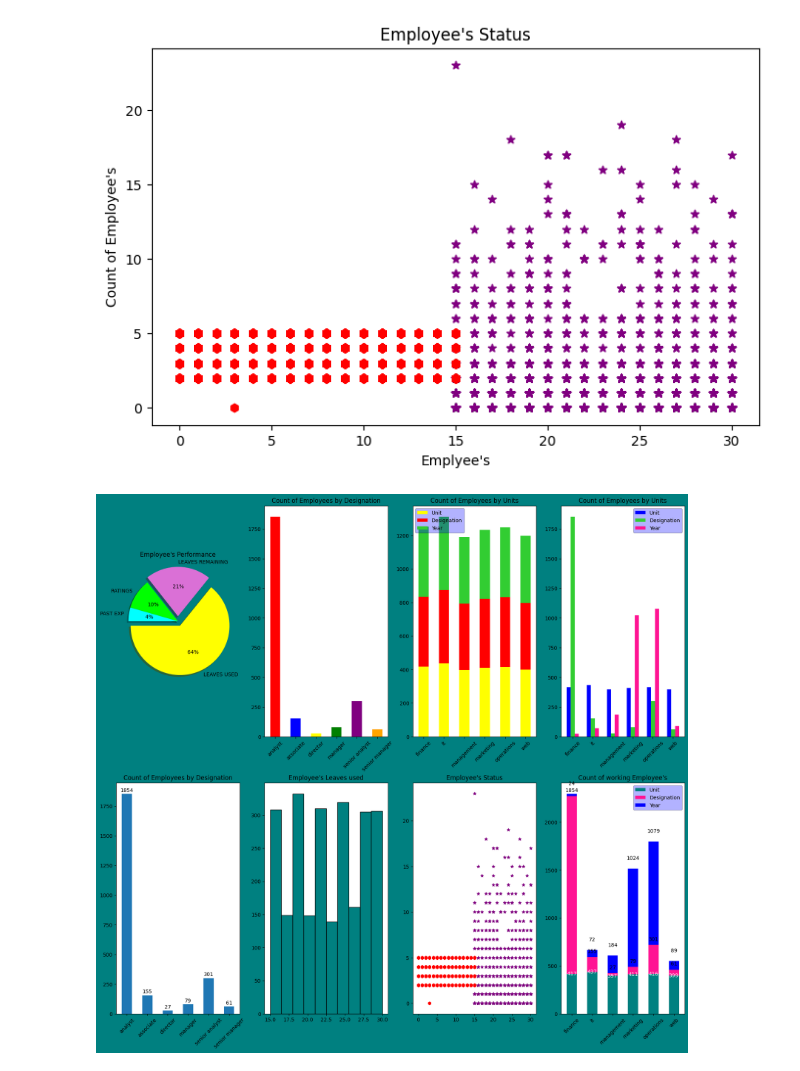
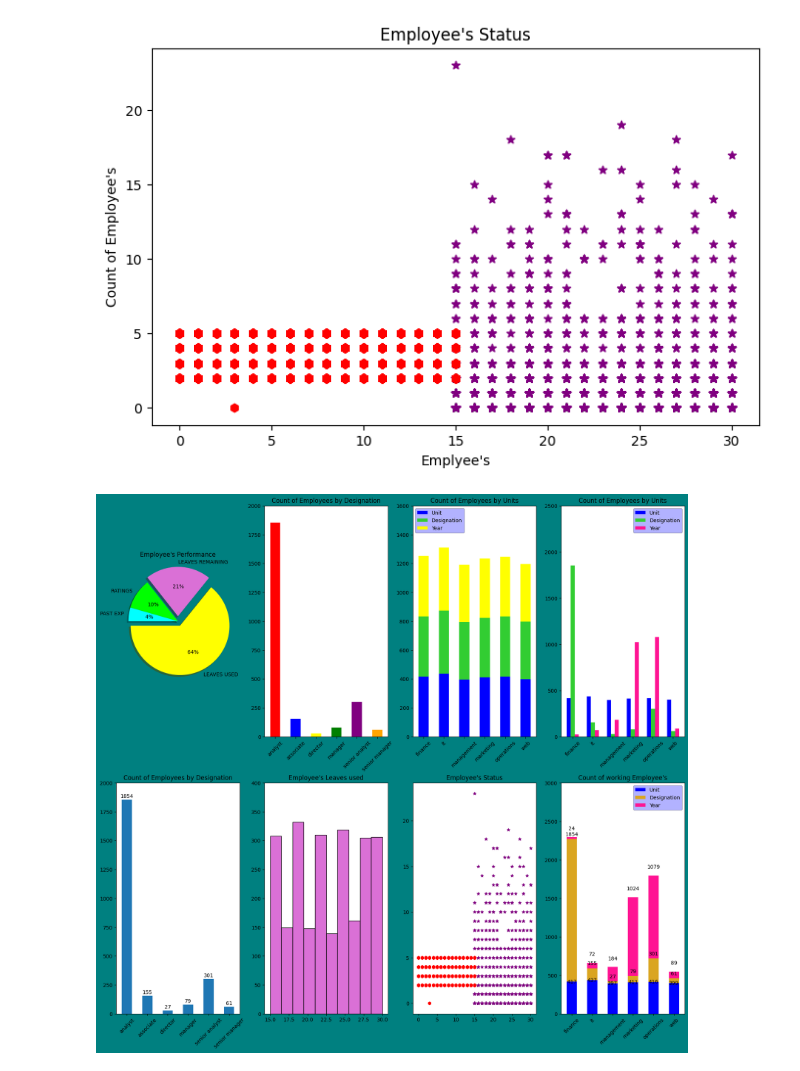
Before and after one commit to Ganavi-KH/Data-Visualization, a Jupyter notebook: Matplotlib Data Visualization.ipynb, the cells around one changed output. Cells and saved outputs as stored; diff of their text form; code cells hidden in the pictures.

```diff
--- a/Matplotlib Data Visualization.ipynb
+++ b/Matplotlib Data Visualization.ipynb
@@ -319,18 +322,19 @@ b_yr= [i+j for i,j in zip(u_total, Des_total)]
 plt.bar(unit, yr_total,  label='Year', color='blue', bottom=b_yr, width=0.5)
 
 for i,j in zip(unit, u_total):
-    plt.text(i, j+0.1, j,  ha='center', va='center', color='white')
+    plt.text(i, j-200, j,  ha='center', va='center', color='white', rotation=45)
 
 for i,j,k in zip(unit, u_total, Des_total):
-    plt.text(i, j+k+60, k,  ha='center', va='center', color='black')
+    plt.text(i, j+k-60, k,  ha='center', va='center', color='white')
 
 for i,j,k,l in zip(unit, u_total, Des_total, yr_total):
-    plt.text(i, j+k+l+110, l,  ha='center', va='center', color='black')
+    plt.text(i, j+k+l+60, l,  ha='center', va='center', color='black')
 
 plt.legend(loc='upper right', facecolor='blue', edgecolor='black', framealpha=0.3)
 plt.xlabel('Units')
 plt.ylabel('Count of Employees')
 plt.title("Count of working Employee's")
 plt.xticks(rotation=45)
+plt.ylim(0,2600)
 plt.show()
 # %% [output]
@@ -429,6 +433,7 @@ colors=['red', 'blue','yellow', 'green', 'purple', 'orange']
 axes[0, 1].bar(Designation, total, color=colors, width=0.5)
 axes[0, 1].set_title('Count of Employees by Designation')
 axes[0, 1].tick_params (axis='x',  rotation=45)
+axes[0, 1].set_ylim(0,2000)
 
 
 unit=['finance', 'it', 'management', 'marketing', 'operations', 'web']
@@ -441,12 +446,13 @@ year= [2010, 2011, 2012, 2013, 2014, 2015]
 yr_count=df1.groupby('unit')['year'].count()
 yr_total=[yr_count.get(u, 0) for u in unit]
 b_yr= [i+j for i,j in zip(u_total, Des_total)]
-axes[0, 2].bar(unit, u_total, color='yellow', label='Unit', width=0.5)
-axes[0, 2].bar(unit, Des_total, color='red', bottom=u_total, label='Designation', width=0.5)
-axes[0, 2].bar(unit, yr_total, color='limegreen', bottom=b_yr, label='Year', width=0.5)
+axes[0, 2].bar(unit, u_total, color='blue', label='Unit', width=0.5)
+axes[0, 2].bar(unit, Des_total, color='limegreen', bottom=u_total, label='Designation', width=0.5)
+axes[0, 2].bar(unit, yr_total, color='yellow', bottom=b_yr, label='Year', width=0.5)
 axes[0, 2].tick_params (axis='x',  rotation=45)
 axes[0, 2].set_title('Count of Employees by Units')
 axes[0, 2].legend(loc='upper left', facecolor='blue', edgecolor='black', framealpha=0.3)
+axes[0, 2].set_ylim(0,1600)
 
 
 u_count=df1['unit'].value_counts()
@@ -468,6 +474,7 @@ axes[0, 3].bar(st1, Des_total, width=w, color='limegreen', label='Designation')
 axes[0, 3].bar(st2, yr_total, width=w, color='deeppink', label='Year')
 axes[0, 3].set_title('Count of Employees by Units')
 axes[0, 3].legend(facecolor='blue', edgecolor='black', framealpha=0.3)
+axes[0, 3].set_ylim(0,2500)
 
 
 d_counts=df1['designation'].str.strip().value_counts()
@@ -477,45 +484,47 @@ axes[1, 0].set_title('Count of Employees by Designation')
 axes[1, 0].tick_params (axis='x',  rotation=45)
 for i,j in zip(Designation, Des_total):
     axes[1, 0].text(i, j+30, j,  ha='center', va='center')
-
-
+axes[1, 0].set_ylim(0,2000)
 
 
 h=df1['leaves used']
-axes[1, 1].hist(h, bins=10, color='teal', edgecolor='black')
+axes[1, 1].hist(h, bins=10, color='orchid', edgecolor='black')
 axes[1, 1].set_title("Employee's Leaves used")
+axes[1, 1].set_ylim(0,400)
 
 
 s1=df1['leaves used']
 s2=df1['past exp']
 axes[1, 2].scatter(s1, s2, color='purple', marker='*')
 s3=df1['leaves remaining']
 s4=df1['ratings']
 axes[1, 2].scatter(s3, s4, color='red',  marker='h')
 axes[1, 2].set_title("Employee's Status")
 
 
 u_count=df1['unit'].str.strip().value_counts()
 u_total=[u_count.get(u, 0) for u in unit]
 d_counts=df1['designation'].str.strip().value_counts()
 Des_total= [d_counts.get(d, 0) for d in Designation]
 year= [2010, 2011, 2012, 2013, 2014, 2015]
 yr_count=df1['year'].value_counts()
 yr_total=[yr_count.get(yr, 0) for yr in year]
-axes[1, 3].bar(unit, u_total,  label='Unit', color='teal', width=0.5)
-axes[1, 3].bar(unit, Des_total,  label='Designation', color='deeppink', bottom=u_total, width=0.5)
+axes[1, 3].bar(unit, u_total,  label='Unit', color='blue', width=0.5)
+axes[1, 3].bar(unit, Des_total,  label='Designation', color='goldenrod', bottom=u_total, width=0.5)
 b_yr= [i+j for i,j in zip(u_total, Des_total)]
-axes[1, 3].bar(unit, yr_total,  label='Year', color='blue', bottom=b_yr, width=0.5)
+axes[1, 3].bar(unit, yr_total,  label='Year', color='deeppink', bottom=b_yr, width=0.5)
 for i,j in zip(unit, u_total):
-    axes[1, 3].text(i, j+0.1, j,  ha='center', va='center', color='white')
+    axes[1, 3].text(i, j+0.1, j,  ha='center', va='center', color='black')
 for i,j,k in zip(unit, u_total, Des_total):
     axes[1, 3].text(i, j+k+60, k,  ha='center', va='center', color='black')
 for i,j,k,l in zip(unit, u_total, Des_total, yr_total):
     axes[1, 3].text(i, j+k+l+110, l,  ha='center', va='center', color='black')
 axes[1, 3].legend(loc='upper right', facecolor='blue', edgecolor='black', framealpha=0.3)
 axes[1, 3].set_title("Count of working Employee's")
 axes[1, 3].tick_params (axis='x',  rotation=45)
+axes[1, 3].set_ylim(0,3000)
+
 
 plt.show()
 # %% [output]
-[figure, old version]
+[figure, new version]
```
Also changed, not shown: parts of 6 cells of this notebook, 1 other file.
